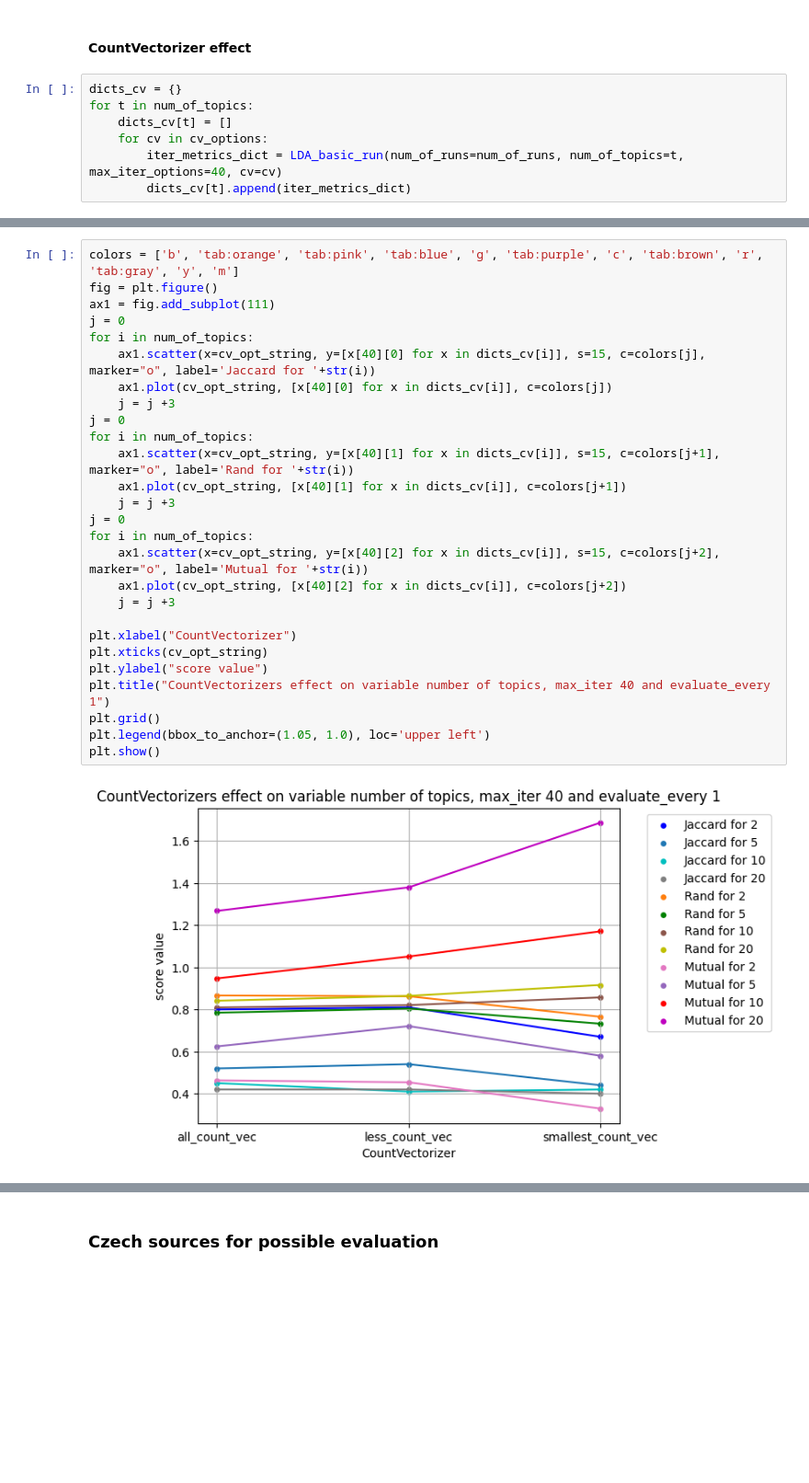
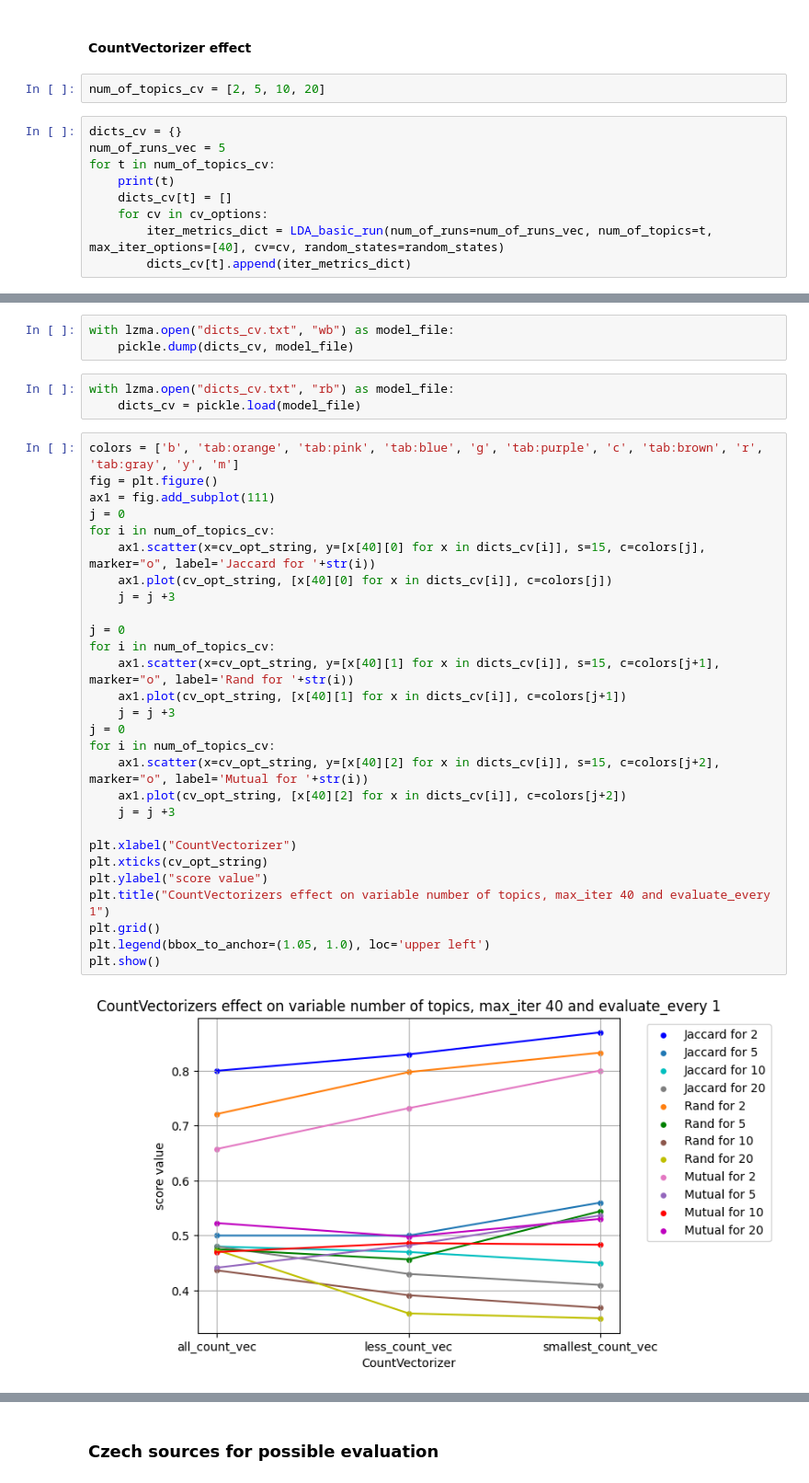
Before and after one commit to DvorakovaA/Mapping_the_Repertoire_of_Gregorian_Chant, a Jupyter notebook: research/topic_model.ipynb, the cells around one changed output, grey strips where cells are left out. Shown at 92% size. Saved outputs shown, nothing was run; the diff lists cells and outputs as text; blank space fills up the shorter version.

Commit message:
doc: update louvein and topic models research

```diff
--- a/research/topic_model.ipynb
+++ b/research/topic_model.ipynb
@@ -260,10 +270,14 @@ plt.show()
 # %% [markdown]
 #### CountVectorizer effect
+# %%
+num_of_topics_cv = [2, 5, 10, 20]
 # %%
 dicts_cv = {}
-for t in num_of_topics:
+num_of_runs_vec = 5
+for t in num_of_topics_cv:
+    print(t)
     dicts_cv[t] = []
     for cv in cv_options:
-        iter_metrics_dict = LDA_basic_run(num_of_runs=num_of_runs, num_of_topics=t, max_iter_options=40, cv=cv)
+        iter_metrics_dict = LDA_basic_run(num_of_runs=num_of_runs_vec, num_of_topics=t, max_iter_options=[40], cv=cv, random_states=random_states)
         dicts_cv[t].append(iter_metrics_dict)
 # %% [output]
@@ -282,30 +288,37 @@ for t in num_of_topics:
+# %%
+with lzma.open("dicts_cv.txt", "wb") as model_file:
+    pickle.dump(dicts_cv, model_file)
+# %%
+with lzma.open("dicts_cv.txt", "rb") as model_file:
+    dicts_cv = pickle.load(model_file)
 # %%
 colors = ['b', 'tab:orange', 'tab:pink', 'tab:blue', 'g', 'tab:purple', 'c', 'tab:brown', 'r', 'tab:gray', 'y', 'm']
 fig = plt.figure()
 ax1 = fig.add_subplot(111)
 j = 0
-for i in num_of_topics:
+for i in num_of_topics_cv:
     ax1.scatter(x=cv_opt_string, y=[x[40][0] for x in dicts_cv[i]], s=15, c=colors[j], marker="o", label='Jaccard for '+str(i))
     ax1.plot(cv_opt_string, [x[40][0] for x in dicts_cv[i]], c=colors[j])
     j = j +3
+
 j = 0
-for i in num_of_topics:
+for i in num_of_topics_cv:
     ax1.scatter(x=cv_opt_string, y=[x[40][1] for x in dicts_cv[i]], s=15, c=colors[j+1], marker="o", label='Rand for '+str(i))
     ax1.plot(cv_opt_string, [x[40][1] for x in dicts_cv[i]], c=colors[j+1])
     j = j +3
 j = 0
-for i in num_of_topics:
+for i in num_of_topics_cv:
     ax1.scatter(x=cv_opt_string, y=[x[40][2] for x in dicts_cv[i]], s=15, c=colors[j+2], marker="o", label='Mutual for '+str(i))
     ax1.plot(cv_opt_string, [x[40][2] for x in dicts_cv[i]], c=colors[j+2])
     j = j +3
 
 plt.xlabel("CountVectorizer")
 plt.xticks(cv_opt_string)
 plt.ylabel("score value")
 plt.title("CountVectorizers effect on variable number of topics, max_iter 40 and evaluate_every 1")
 plt.grid()
 plt.legend(bbox_to_anchor=(1.05, 1.0), loc='upper left')
 plt.show()
 # %% [output]
-[figure, old version]
+[figure, new version]
 # %% [markdown]
```
Also changed, not shown: parts of 51 cells of this notebook, 1 other file.
